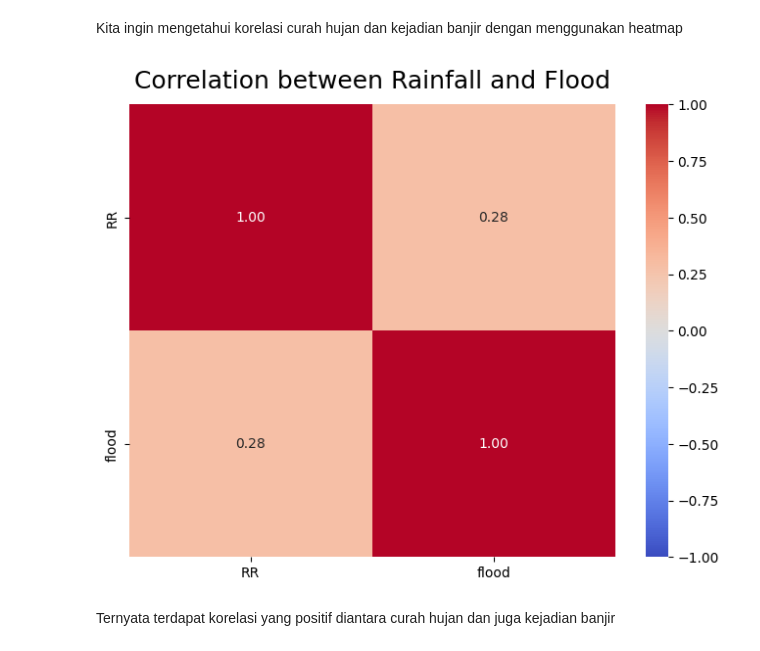
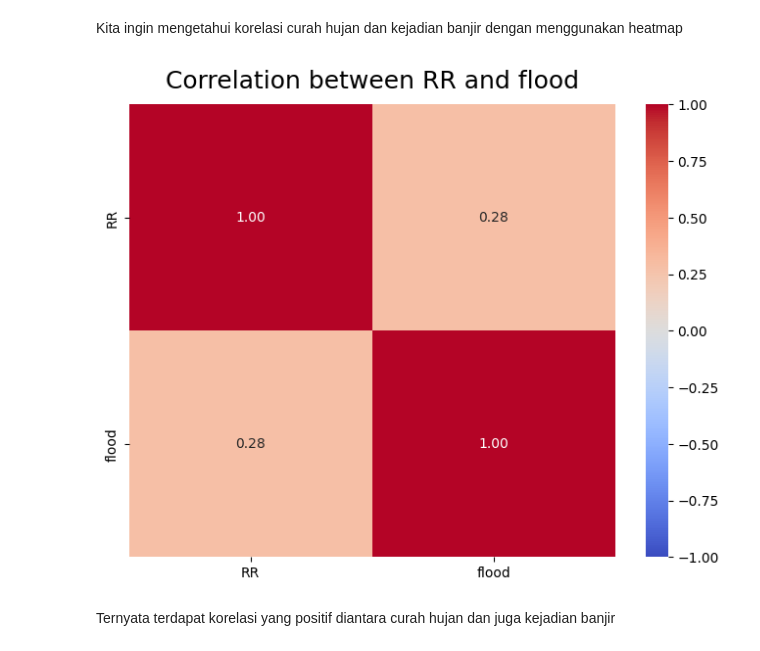
Before and after one commit to Fadhil-hi/Intern-BCC-2024, a Jupyter notebook: Code/first_EDA.ipynb, the cells around one changed output. Cells and saved outputs as stored; diff of their text form; code cells hidden in the pictures.

```diff
--- a/Code/first_EDA.ipynb
+++ b/Code/first_EDA.ipynb
@@ -414,15 +413,16 @@ plt.show()
 # %% [output]
 [figure]
 # %%
-df['date'] = pd.to_datetime(df['date'])
+def plot_weather_data(df, x_column, y_column, title, x_label, y_label):
+    plt.figure(figsize=(8, 6))
+    plt.scatter(df[x_column], df[y_column])
+    plt.title(title)
+    plt.xlabel(x_label)
+    plt.ylabel(y_label)
+    plt.xticks(rotation=45)
+    plt.grid(True)
+    plt.tight_layout()
+    plt.show()
 
-plt.figure(figsize=(8, 6))
-plt.scatter(df['date'], df['RR'])
-plt.title('Rainfall Over Time')
-plt.xlabel('date')
-plt.ylabel('Rainfall (mm)')
-plt.xticks(rotation=45)
-plt.grid(True)
-plt.tight_layout()
-plt.show()
+plot_weather_data(df, 'date', 'RR', 'Rainfall Over Time', 'Date', 'Rainfall (mm)')
 # %% [output]
@@ -430,12 +429,0 @@ plt.show()
-# %%
-df['date'] = pd.to_datetime(df['date'])
-
-plt.figure(figsize=(8, 6))
-plt.scatter(df['date'], df['ss'])
-plt.title('Duration Of Sunshine')
-plt.xlabel('date')
-plt.ylabel('ss')
-plt.xticks(rotation=45)
-plt.grid(True)
-plt.tight_layout()
-plt.show()
@@ -444,12 +434,14 @@ plt.show()
 # %% [markdown]
 Kita ingin mengetahui korelasi curah hujan dan kejadian banjir dengan menggunakan heatmap
 # %%
-plt.figure(figsize=(8, 6))
-correlation_matrix = df[['RR', 'flood']].corr()
-heatmap = sns.heatmap(correlation_matrix, annot=True, cmap='coolwarm', fmt='.2f', vmin=-1, vmax=1)
-heatmap.set_title('Correlation between Rainfall and Flood', fontdict={'fontsize': 18}, pad=12)
-plt.show()
+def plot_correlation_heatmap(df, column1, column2):
+    plt.figure(figsize=(8, 6))
+    correlation_matrix = df[[column1, column2]].corr()
+    heatmap = sns.heatmap(correlation_matrix, annot=True, cmap='coolwarm', fmt='.2f', vmin=-1, vmax=1)
+    heatmap.set_title(f'Correlation between {column1} and {column2}', fontdict={'fontsize': 18}, pad=12)
+    plt.show()
+plot_correlation_heatmap(df, 'RR', 'flood')
 # %% [output]
-[figure, old version]
+[figure, new version]
 # %% [markdown]
 Ternyata terdapat korelasi yang positif diantara curah hujan dan juga kejadian banjir
```
Also changed, not shown: parts of 19 cells of this notebook.
